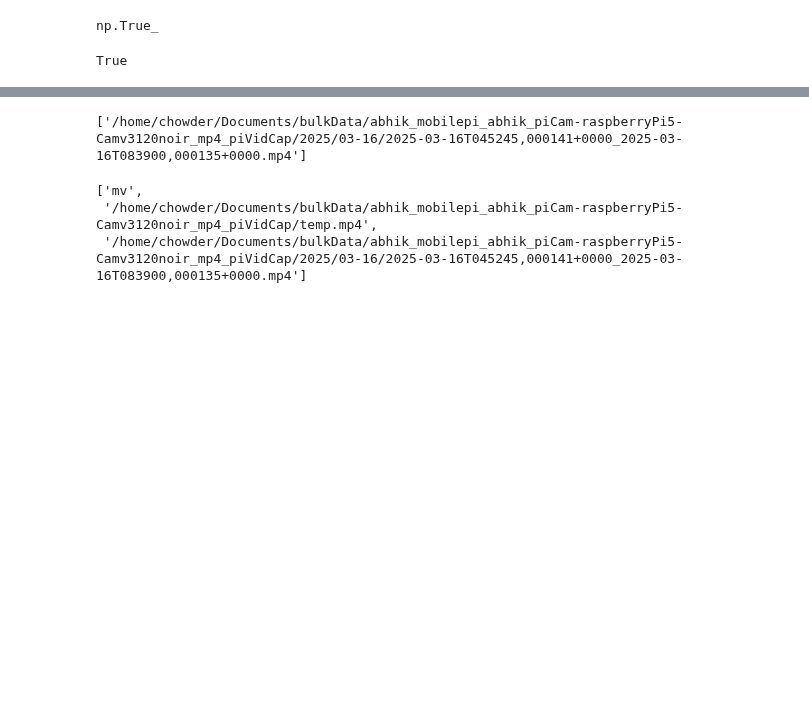
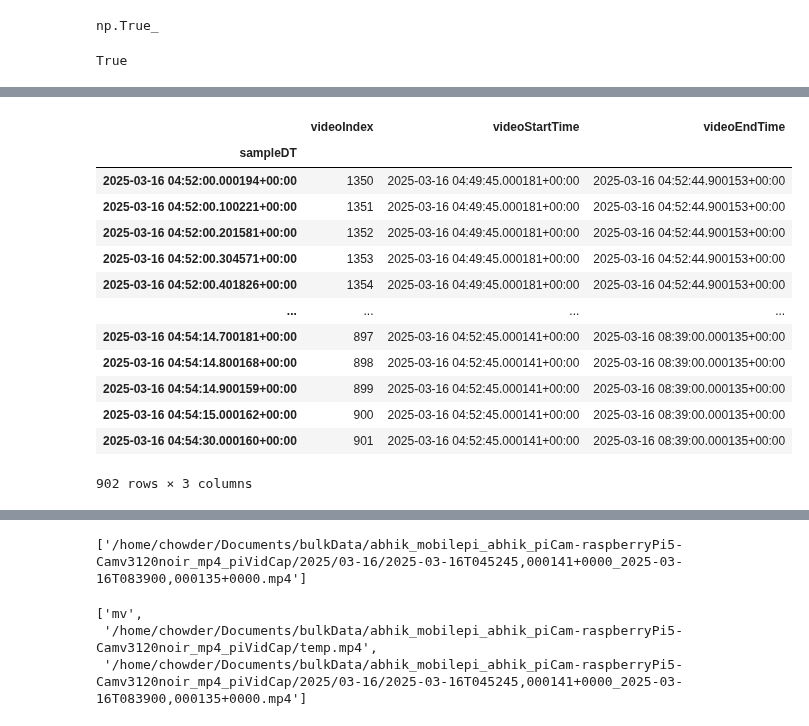
Before and after one commit to AbhikChowdhury6/dataImport, a Jupyter notebook: homeVideo/testDeleteInterval.ipynb, the cells around one changed output, grey strips where cells are left out. Drawn from its saved outputs; the diff is of its cells as text; code cells hidden in the pictures; blank space fills up the shorter version.

Commit message:
finished test delete interval for video, bruh opencv took 1.5 seconds to run XD it wasn't a big time sving, but it was fun learning about ffmpeg

```diff
--- a/homeVideo/testDeleteInterval.ipynb
+++ b/homeVideo/testDeleteInterval.ipynb
@@ -133,0 +189,3 @@ output.release()
+# %%
+vidDf = readWorkingTSDF(deviceDescriptor)
+vidDf
@@ -133,0 +208,21 @@ output.release()
+# %%
+tz = timezone(timedelta(hours=-7))
+delStartTime = datetime(2025, 3, 15, 21, 52, 0, 000000, tzinfo=tz)
+delEndTime = datetime(2025, 3, 15, 21, 54, 45, 000000, tzinfo=tz)
+toDelDf = vidDf.loc[delStartTime:delEndTime]
+toDelDf
+# %% [output]
+|  | videoIndex | videoStartTime | videoEndTime |
+| sampleDT |  |  |  |
+| 2025-03-16 04:52:00.000194+00:00 | 1350 | 2025-03-16 04:49:45.000181+00:00 | 2025-03-16 04:52:44.900153+00:00 |
+| 2025-03-16 04:52:00.100221+00:00 | 1351 | 2025-03-16 04:49:45.000181+00:00 | 2025-03-16 04:52:44.900153+00:00 |
+| 2025-03-16 04:52:00.201581+00:00 | 1352 | 2025-03-16 04:49:45.000181+00:00 | 2025-03-16 04:52:44.900153+00:00 |
+| 2025-03-16 04:52:00.304571+00:00 | 1353 | 2025-03-16 04:49:45.000181+00:00 | 2025-03-16 04:52:44.900153+00:00 |
+| 2025-03-16 04:52:00.401826+00:00 | 1354 | 2025-03-16 04:49:45.000181+00:00 | 2025-03-16 04:52:44.900153+00:00 |
+| ... | ... | ... | ... |
+| 2025-03-16 04:54:14.700181+00:00 | 897 | 2025-03-16 04:52:45.000141+00:00 | 2025-03-16 08:39:00.000135+00:00 |
+| 2025-03-16 04:54:14.800168+00:00 | 898 | 2025-03-16 04:52:45.000141+00:00 | 2025-03-16 08:39:00.000135+00:00 |
+| 2025-03-16 04:54:14.900159+00:00 | 899 | 2025-03-16 04:52:45.000141+00:00 | 2025-03-16 08:39:00.000135+00:00 |
+| 2025-03-16 04:54:15.000162+00:00 | 900 | 2025-03-16 04:52:45.000141+00:00 | 2025-03-16 08:39:00.000135+00:00 |
+| 2025-03-16 04:54:30.000160+00:00 | 901 | 2025-03-16 04:52:45.000141+00:00 | 2025-03-16 08:39:00.000135+00:00 |
+902 rows × 3 columns
```
Also changed, not shown: parts of 13 cells of this notebook.
